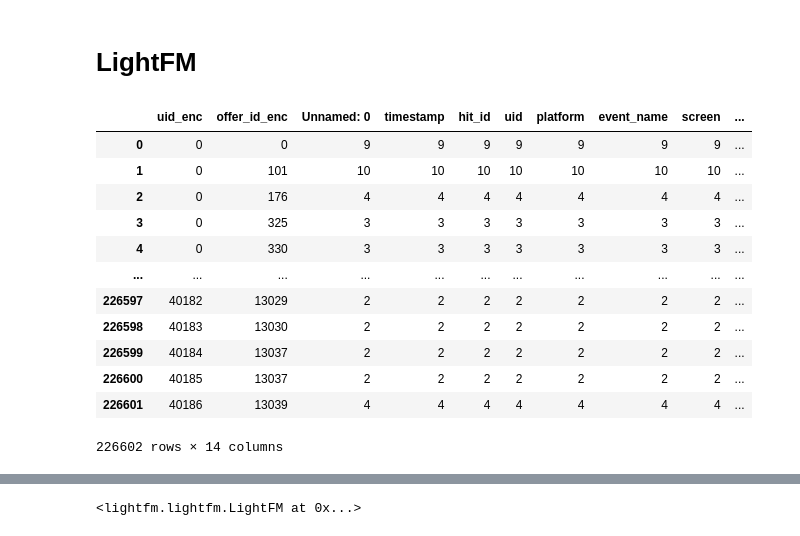
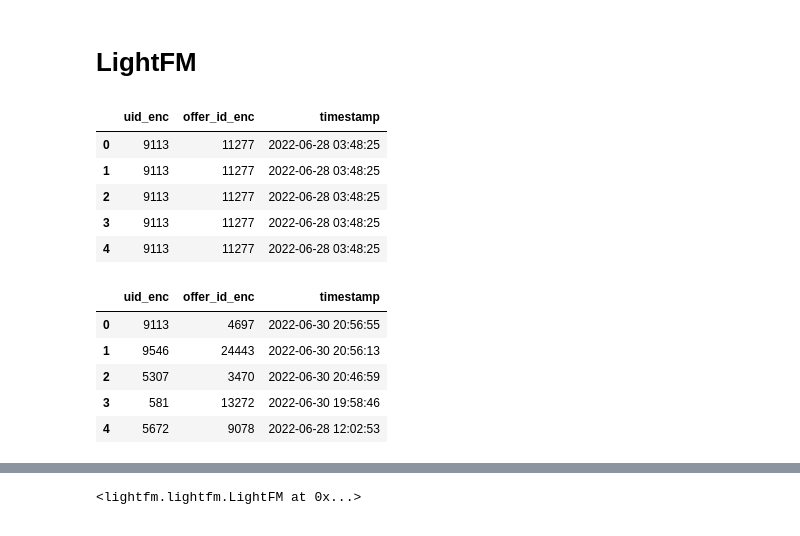
Before and after one commit to MariaZharova/recsys_internship, a Jupyter notebook: Compare_LightFM_and_Microsoft.ipynb, the cells around one changed output, grey strips where cells are left out. Drawn from its saved outputs; the diff is of its cells as text; code cells hidden in the pictures.

```diff
--- a/Compare_LightFM_and_Microsoft.ipynb
+++ b/Compare_LightFM_and_Microsoft.ipynb
@@ -100,26 +112,2 @@ data.head(10)
 # %% [markdown]
 # LightFM
-# %%
-# create train and test sets
-#print(data.iloc[1800000])
-del_ind = 1600000
-data_train = data.iloc[: data.shape[0]//3*2, :]
-data_test = data.iloc[data.shape[0]//3*2 :, :]
-
-data_train = data_train.groupby(by=['uid_enc', 'offer_id_enc']).count().reset_index()
-data_test = data_test.groupby(by=['uid_enc', 'offer_id_enc']).count().reset_index()
-data_train
-# %% [output]
-|  | uid_enc | offer_id_enc | Unnamed: 0 | timestamp | hit_id | uid | platform | event_name | screen | ... |
-| 0 | 0 | 0 | 9 | 9 | 9 | 9 | 9 | 9 | 9 | ... |
-| 1 | 0 | 101 | 10 | 10 | 10 | 10 | 10 | 10 | 10 | ... |
-| 2 | 0 | 176 | 4 | 4 | 4 | 4 | 4 | 4 | 4 | ... |
-| 3 | 0 | 325 | 3 | 3 | 3 | 3 | 3 | 3 | 3 | ... |
-| 4 | 0 | 330 | 3 | 3 | 3 | 3 | 3 | 3 | 3 | ... |
-| ... | ... | ... | ... | ... | ... | ... | ... | ... | ... | ... |
-| 226597 | 40182 | 13029 | 2 | 2 | 2 | 2 | 2 | 2 | 2 | ... |
-| 226598 | 40183 | 13030 | 2 | 2 | 2 | 2 | 2 | 2 | 2 | ... |
-| 226599 | 40184 | 13037 | 2 | 2 | 2 | 2 | 2 | 2 | 2 | ... |
-| 226600 | 40185 | 13037 | 2 | 2 | 2 | 2 | 2 | 2 | 2 | ... |
-| 226601 | 40186 | 13039 | 4 | 4 | 4 | 4 | 4 | 4 | 4 | ... |
-226602 rows × 14 columns
@@ -125,0 +131,27 @@ data_train
+# %%
+data_train['uid_enc'] = data_train['uid_enc'].astype(int)
+data_train['offer_id_enc'] = data_train['offer_id_enc'].astype(int)
+#data_train['action'] = data_train['action'].astype(int)
+
+data_test['uid_enc'] = data_test['uid_enc'].astype(int)
+data_test['offer_id_enc'] = data_test['offer_id_enc'].astype(int)
+#data_test['action'] = data_test['action'].astype(int)
+
+data_train.dropna(inplace=True)
+data_test.dropna(inplace=True)
+
+display(data_train.head())
+display(data_test.head())
+# %% [output]
+|  | uid_enc | offer_id_enc | timestamp |
+| 0 | 9113 | 11277 | 2022-06-28 03:48:25 |
+| 1 | 9113 | 11277 | 2022-06-28 03:48:25 |
+| 2 | 9113 | 11277 | 2022-06-28 03:48:25 |
+| 3 | 9113 | 11277 | 2022-06-28 03:48:25 |
+| 4 | 9113 | 11277 | 2022-06-28 03:48:25 |
+|  | uid_enc | offer_id_enc | timestamp |
+| 0 | 9113 | 4697 | 2022-06-30 20:56:55 |
+| 1 | 9546 | 24443 | 2022-06-30 20:56:13 |
+| 2 | 5307 | 3470 | 2022-06-30 20:46:59 |
+| 3 | 581 | 13272 | 2022-06-30 19:58:46 |
+| 4 | 5672 | 9078 | 2022-06-28 12:02:53 |
```
Also changed, not shown: parts of 23 cells of this notebook.
